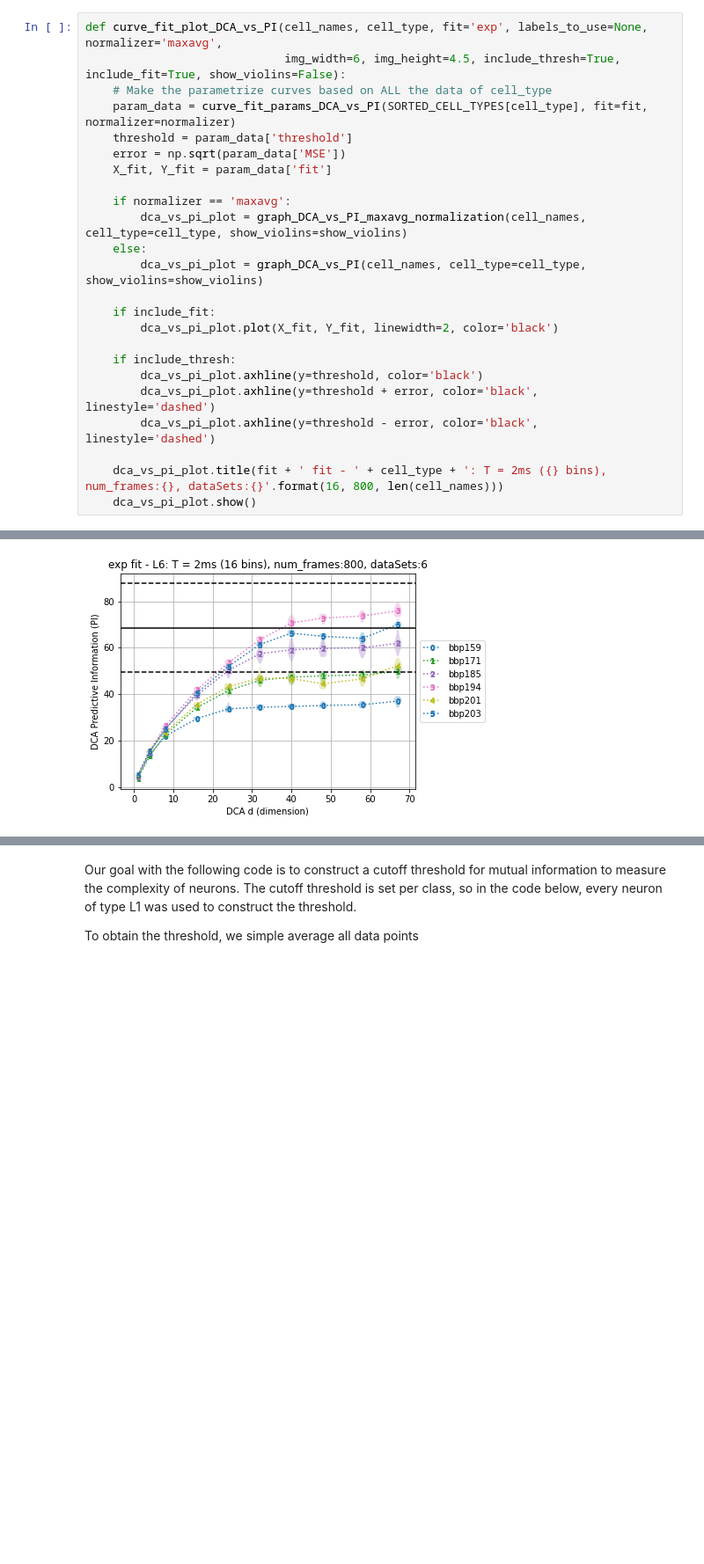
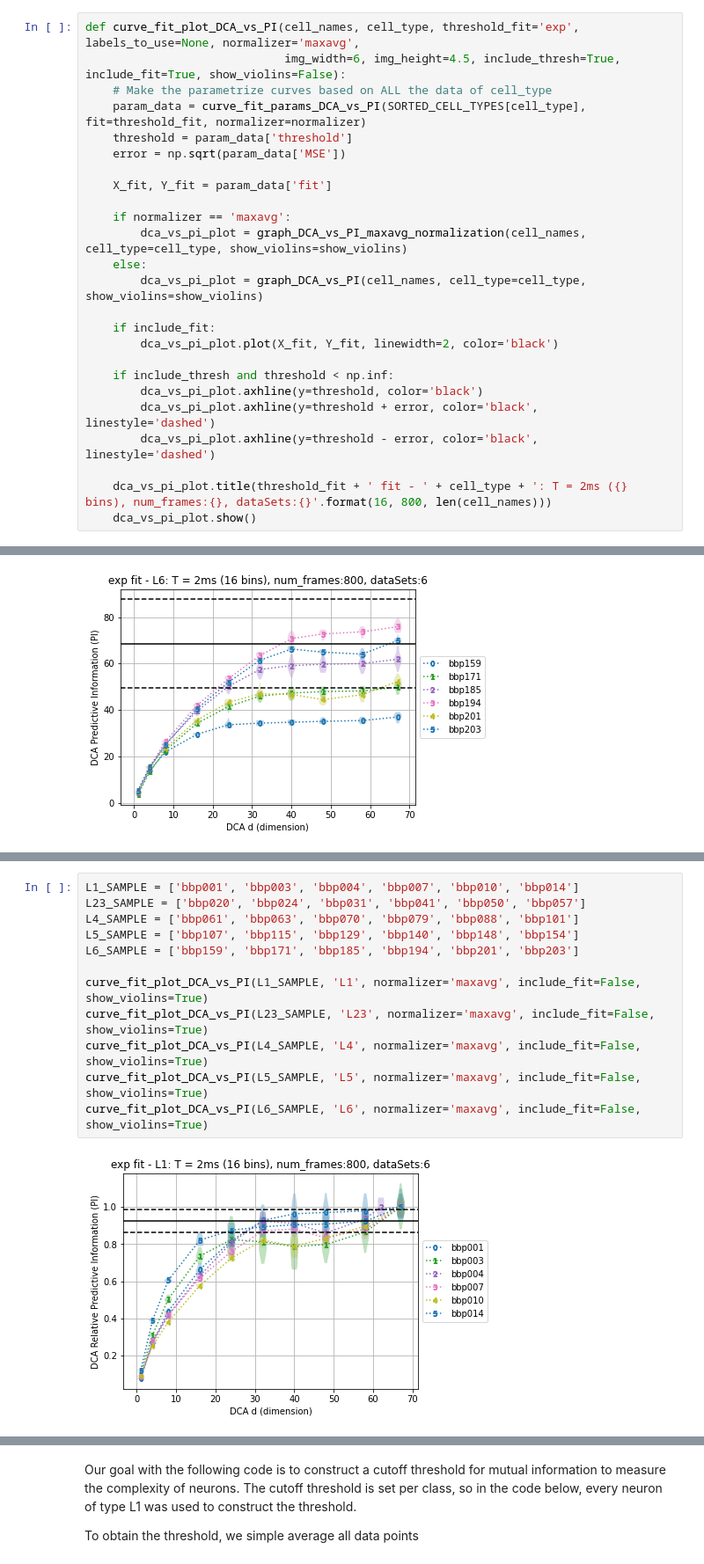
Before and after one commit to sushanthkumar2004/single-neuron-complexity, a Jupyter notebook: DCA_Graphs_and_Analysis.ipynb, the cells around one changed output, grey strips where cells are left out. Shown at 88% size. Drawn from its saved outputs; the diff is of its cells as text; blank space fills up the shorter version.

Commit message:
extrapolated data using fit

```diff
--- a/DCA_Graphs_and_Analysis.ipynb
+++ b/DCA_Graphs_and_Analysis.ipynb
@@ -361,12 +384,13 @@ def curve_fit_params_DCA_vs_PI(cell_names, fit='exp', normalizer='maxavg'):
     else:
         return 'Invalid flag for fit'
 # %%
-def curve_fit_plot_DCA_vs_PI(cell_names, cell_type, fit='exp', labels_to_use=None, normalizer='maxavg',
+def curve_fit_plot_DCA_vs_PI(cell_names, cell_type, threshold_fit='exp', labels_to_use=None, normalizer='maxavg',
                              img_width=6, img_height=4.5, include_thresh=True, include_fit=True, show_violins=False):
     # Make the parametrize curves based on ALL the data of cell_type
-    param_data = curve_fit_params_DCA_vs_PI(SORTED_CELL_TYPES[cell_type], fit=fit, normalizer=normalizer)
+    param_data = curve_fit_params_DCA_vs_PI(SORTED_CELL_TYPES[cell_type], fit=threshold_fit, normalizer=normalizer)
     threshold = param_data['threshold']
     error = np.sqrt(param_data['MSE'])
+
     X_fit, Y_fit = param_data['fit']
 
     if normalizer == 'maxavg':
@@ -377,10 +401,10 @@ def curve_fit_plot_DCA_vs_PI(cell_names, cell_type, fit='exp', labels_to_use=Non
     if include_fit:
         dca_vs_pi_plot.plot(X_fit, Y_fit, linewidth=2, color='black')
 
-    if include_thresh:
+    if include_thresh and threshold < np.inf:
         dca_vs_pi_plot.axhline(y=threshold, color='black')
         dca_vs_pi_plot.axhline(y=threshold + error, color='black', linestyle='dashed')
         dca_vs_pi_plot.axhline(y=threshold - error, color='black', linestyle='dashed')
 
-    dca_vs_pi_plot.title(fit + ' fit - ' + cell_type + ': T = 2ms ({} bins), num_frames:{}, dataSets:{}'.format(16, 800, len(cell_names)))
+    dca_vs_pi_plot.title(threshold_fit + ' fit - ' + cell_type + ': T = 2ms ({} bins), num_frames:{}, dataSets:{}'.format(16, 800, len(cell_names)))
     dca_vs_pi_plot.show()
@@ -519,0 +431,14 @@ curve_fit_plot_DCA_vs_PI(L6_SAMPLE, 'L6', normalizer='unnorm', include_fit=False
+# %%
+L1_SAMPLE = ['bbp001', 'bbp003', 'bbp004', 'bbp007', 'bbp010', 'bbp014']
+L23_SAMPLE = ['bbp020', 'bbp024', 'bbp031', 'bbp041', 'bbp050', 'bbp057']
+L4_SAMPLE = ['bbp061', 'bbp063', 'bbp070', 'bbp079', 'bbp088', 'bbp101']
+L5_SAMPLE = ['bbp107', 'bbp115', 'bbp129', 'bbp140', 'bbp148', 'bbp154']
+L6_SAMPLE = ['bbp159', 'bbp171', 'bbp185', 'bbp194', 'bbp201', 'bbp203']
+
+curve_fit_plot_DCA_vs_PI(L1_SAMPLE, 'L1', normalizer='maxavg', include_fit=False, show_violins=True)
+curve_fit_plot_DCA_vs_PI(L23_SAMPLE, 'L23', normalizer='maxavg', include_fit=False, show_violins=True)
+curve_fit_plot_DCA_vs_PI(L4_SAMPLE, 'L4', normalizer='maxavg', include_fit=False, show_violins=True)
+curve_fit_plot_DCA_vs_PI(L5_SAMPLE, 'L5', normalizer='maxavg', include_fit=False, show_violins=True)
+curve_fit_plot_DCA_vs_PI(L6_SAMPLE, 'L6', normalizer='maxavg', include_fit=False, show_violins=True)
+# %% [output]
+[figure, added]
```
Also changed, not shown: parts of 11 cells of this notebook.
